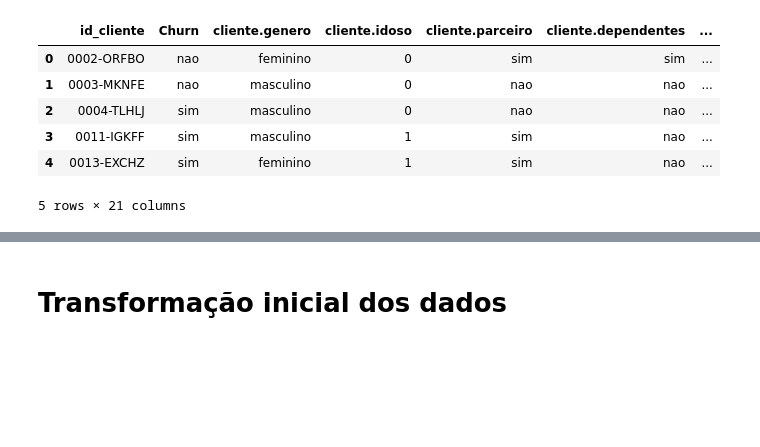
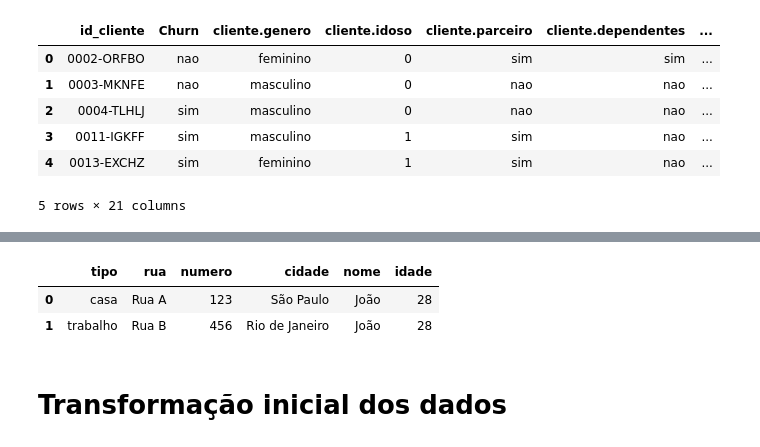
Before and after one commit to ClaytonPavani/python_data_science, a Jupyter notebook: pandas_limpeza_tratamento.ipynb, the cells around one changed output, grey strips where cells are left out. Drawn from its saved outputs; the diff is of its cells as text; code cells hidden in the pictures; blank space fills up the shorter version.

```diff
--- a/pandas_limpeza_tratamento.ipynb
+++ b/pandas_limpeza_tratamento.ipynb
@@ -80,3 +88,18 @@ dados_normalizados.head()
+# %%
+# import json (seria necessário, mas já importamos nas celulas acima)
+
+with open('informacoes.json') as f:
+    dadosquestao = json.load(f)
+# %%
+# import pandas as pd (seria necessario, mas já importamos nas celulas acim)
+
+informacoes = pd.json_normalize(dadosquestao, record_path='enderecos', meta=['nome', 'idade'])
+# %%
+informacoes
+# %% [output]
+|  | tipo | rua | numero | cidade | nome | idade |
+| 0 | casa | Rua A | 123 | São Paulo | João | 28 |
+| 1 | trabalho | Rua B | 456 | Rio de Janeiro | João | 28 |
 # %% [markdown]
 # Transformação inicial dos dados
 # %% [markdown]
```
Also changed, not shown: parts of 15 cells of this notebook.
